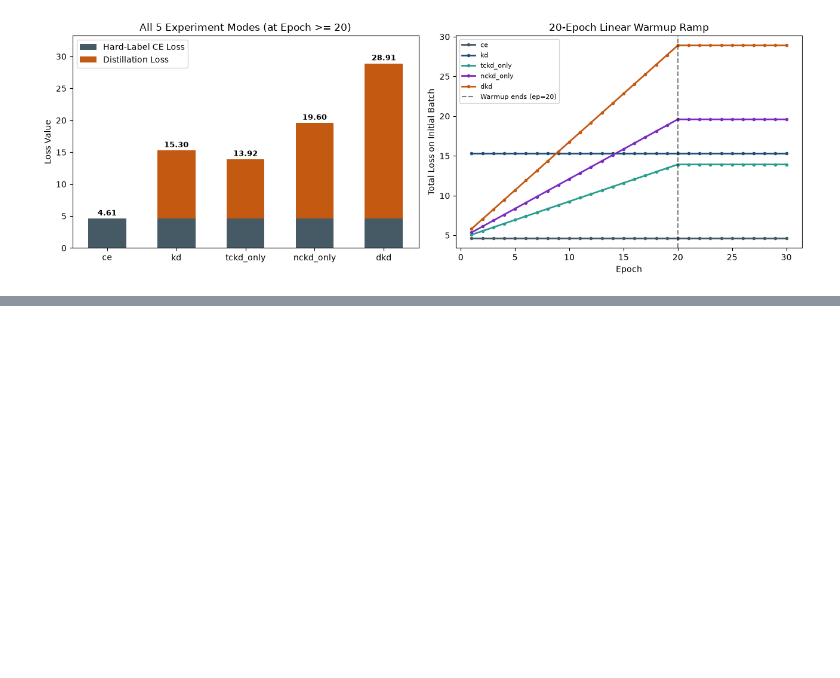
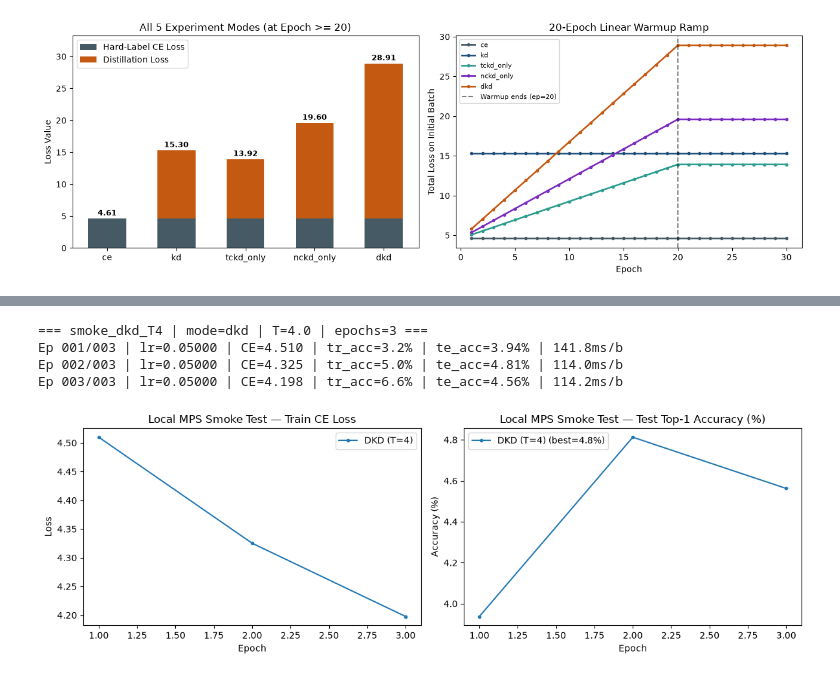
Before and after one commit to SufyanSiddiqui/ml-dkd-fall-2026, a Jupyter notebook: notebooks/05_dkd_from_scratch.ipynb, the cells around one changed output, grey strips where cells are left out. Saved outputs shown, nothing was run; the diff lists cells and outputs as text; code cells hidden in the pictures; blank space fills up the shorter version.

Commit message:
Training done

```diff
--- a/notebooks/05_dkd_from_scratch.ipynb
+++ b/notebooks/05_dkd_from_scratch.ipynb
@@ -975,3 +975,11 @@ plt.tight_layout()
 plt.show()
 # %% [output]
 [figure]
+# %%
+def adjust_lr(optimizer: torch.optim.Optimizer, epoch: int, base_lr: float = 0.05) -> float:
+    """Drop LR by 10x at epochs 150, 180, and 210 (exact DKD CIFAR-100 schedule)."""
+    drops = sum(1 for milestone in (150, 180, 210) if epoch >= milestone) #drops: number of times the learning rate is dropped
+    lr = base_lr * (0.1 ** drops) #lr: learning rate
+    for group in optimizer.param_groups: #group: group of parameters
+        group["lr"] = lr #set the learning rate for the group
+    return lr #return the learning rate
@@ -977,0 +1108,27 @@ plt.show()
+# %%
+def plot_history(histories: dict[str, list[dict]], title: str = "Training Curves"):
+    fig, axes = plt.subplots(1, 2, figsize=(12, 4))
+    for name, hist in histories.items():
+        eps = [r["epoch"] for r in hist]
+        axes[0].plot(eps, [r["train_ce"] for r in hist], marker="o", markersize=3, label=name)
+        axes[1].plot(eps, [r["test_acc"] for r in hist], marker="o", markersize=3, label=f"{name} (best={hist[-1]['best_acc']:.1f}%)")
+
+    axes[0].set_title(f"{title} — Train CE Loss"); axes[0].set_xlabel("Epoch"); axes[0].set_ylabel("Loss"); axes[0].legend()
+    axes[1].set_title(f"{title} — Test Top-1 Accuracy (%)"); axes[1].set_xlabel("Epoch"); axes[1].set_ylabel("Accuracy (%)"); axes[1].legend()
+    plt.tight_layout()
+    plt.show()
+
+
+# Smoke-test 3 quick epochs of DKD right now on Mac MPS!
+dev_epochs  = 3 if FAST_DEV_RUN else 240
+dev_batches = 25 if FAST_DEV_RUN else None
+
+if FAST_DEV_RUN:
+    smoke_hist = run_experiment("smoke_dkd_T4", mode="dkd", T=4.0, epochs=3, max_batches=25, resume=False)
+    plot_history({"DKD (T=4)": smoke_hist}, title="Local MPS Smoke Test")
+# %% [output]
+=== smoke_dkd_T4 | mode=dkd | T=4.0 | epochs=3 ===
+Ep 001/003 | lr=0.05000 | CE=4.510 | tr_acc=3.2% | te_acc=3.94% | 141.8ms/b
+Ep 002/003 | lr=0.05000 | CE=4.325 | tr_acc=5.0% | te_acc=4.81% | 114.0ms/b
+Ep 003/003 | lr=0.05000 | CE=4.198 | tr_acc=6.6% | te_acc=4.56% | 114.2ms/b
+[figure, added]
```
Also changed, not shown: parts of 11 cells of this notebook, 30 other files.
